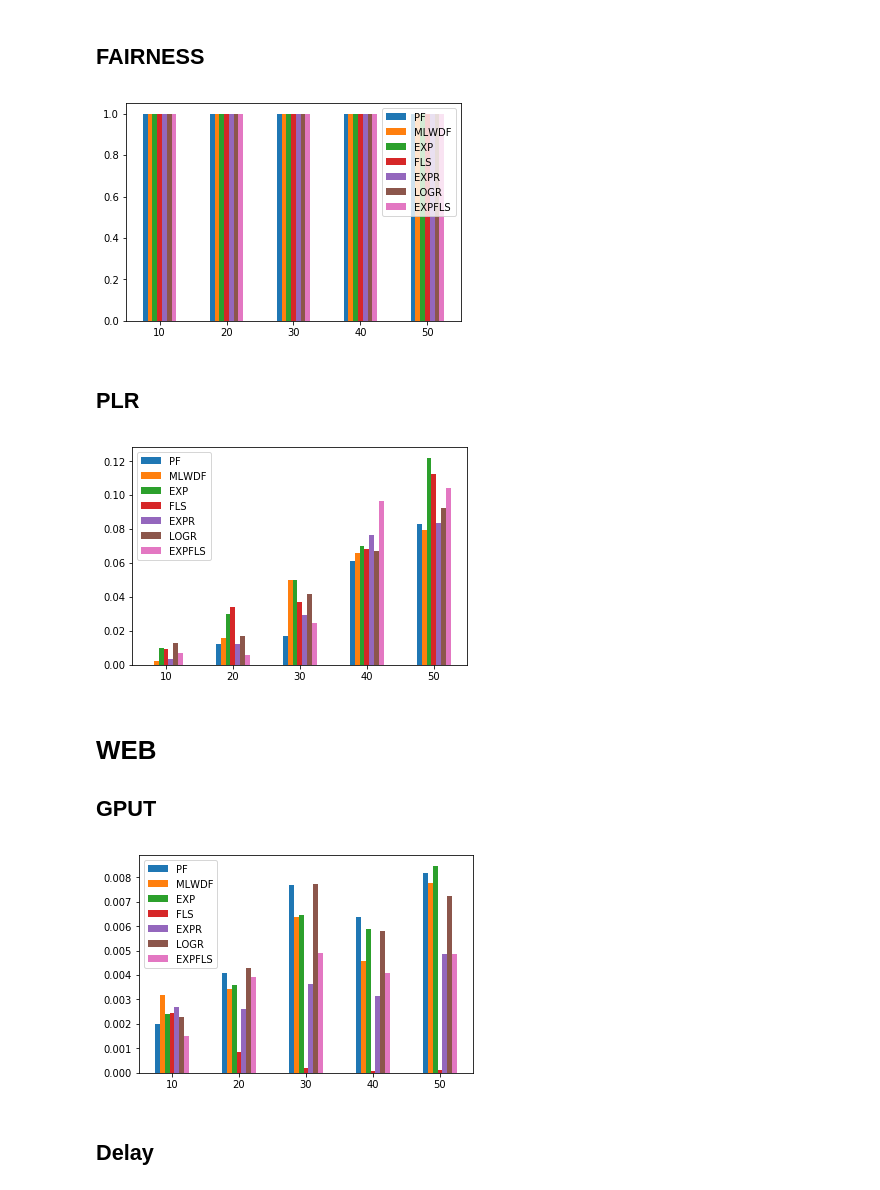
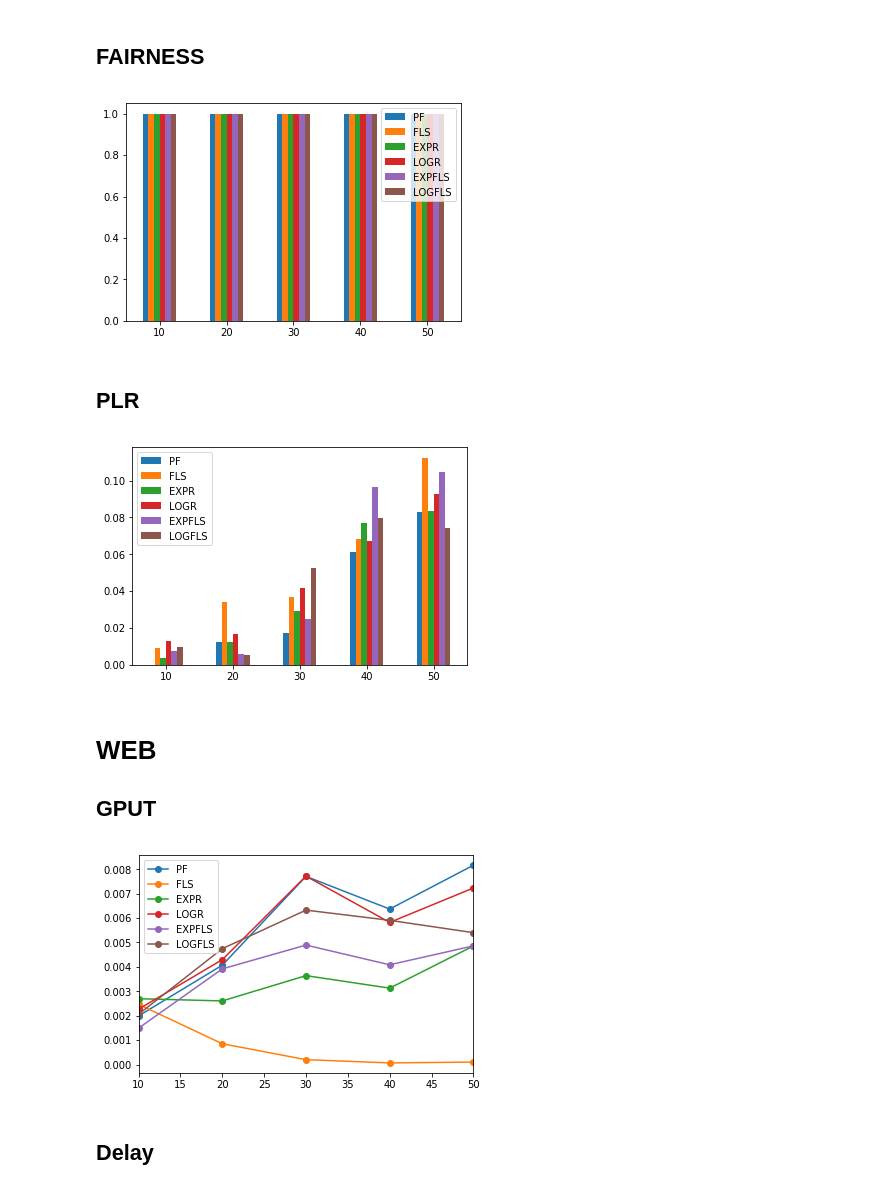
Before and after one commit to gdbranco/lte-sim-dev-new, a Jupyter notebook: myStuff/scripts/P.75_.25WebApp_ConstantPosition.ipynb, the cells around one changed output. Drawn from its saved outputs; the diff is of its cells as text; code cells hidden in the pictures.

```diff
--- a/myStuff/scripts/P.75_.25WebApp_ConstantPosition.ipynb
+++ b/myStuff/scripts/P.75_.25WebApp_ConstantPosition.ipynb
@@ -216,9 +216,11 @@ class LTEParser:
         return fairnessPerApp
 # %%
 base = "../../../Simulations/SingleCell/P.75_.25WebApp_ConstantPosition"
+graphicsbase = "./pdfs/P.75_.25WebApp_ConstantPosition/"
 ext = ".gz"
 until = 21
 users = 51
+scheds = 9
 files = {
          1: {
                 3: {10: [], 20: [], 30: [], 40: [], 50: [], 60: [], 70: [], 80: [], 90: [], 100: []},
@@ -253,9 +255,14 @@ files = {
                 3: {10: [], 20: [], 30: [], 40: [], 50: [], 60: [], 70: [], 80: [], 90: [], 100: []},
                 30: {10: [], 20: [], 30: [], 40: [], 50: [], 60: [], 70: [], 80: [], 90: [], 100: []},
                 120: {10: [], 20: [], 30: [], 40: [], 50: [], 60: [], 70: [], 80: [], 90: [], 100: []}
+             },
+        8: {
+                3: {10: [], 20: [], 30: [], 40: [], 50: [], 60: [], 70: [], 80: [], 90: [], 100: []},
+                30: {10: [], 20: [], 30: [], 40: [], 50: [], 60: [], 70: [], 80: [], 90: [], 100: []},
+                120: {10: [], 20: [], 30: [], 40: [], 50: [], 60: [], 70: [], 80: [], 90: [], 100: []}
              }
         }
-for sched in range(1,8):
+for sched in range(1,scheds):
     for ue in range(10, users, 10):
         for vel in [3]:
             for count in range(1,until):
@@ -366,7 +359,7 @@ Parsing file ...Done
 # VIDEO
 ## GPUT
 # %%
-MEGAVIDEO = {1: [], 2: [], 3: [], 4: [], 5: [], 6: [], 7: []}
-for sched in GPUTSVIDEO:
-    MEGAVIDEO[sched] = np.true_divide(GPUTSVIDEO[sched], 1e+6)
+MEGAVIDEO = {1: [], 2: [], 3: [], 4: [], 5: [], 6: [], 7: [], 8: []}
+for sched in metrics["VIDEO"]["GPUTS"]:
+    MEGAVIDEO[sched] = np.true_divide(metrics["VIDEO"]["GPUTS"][sched], 1e+6)
 # %%
@@ -457,7 +454,7 @@ fig.savefig("./pdfs/PacketLossVideo.pdf", bbox_inches='tight')
 # VOIP
 ## GPUT
 # %%
-MEGAVOIP = {1: [], 2: [], 3: [], 4: [], 5: [], 6: [], 7: []}
-for sched in GPUTSVOICE:
-    MEGAVOIP[sched] = np.true_divide(GPUTSVOICE[sched], 1e+6)
+MEGAVOIP = {1: [], 2: [], 3: [], 4: [], 5: [], 6: [], 7: [], 8: []}
+for sched in metrics['VOICE']['GPUTS']:
+    MEGAVOIP[sched] = np.true_divide(metrics['VOICE']['GPUTS'][sched], 1e+6)
 # %%
@@ -496,44 +494,44 @@ fig.savefig("./pdfs/JitterVoIPPF.pdf", bbox_inches='tight')
 # %% [markdown]
 ## FAIRNESS
 # %%
-dfFAIRVOICE = pd.DataFrame({'PF': FAIRVOICE[1], 'MLWDF': FAIRVOICE[2], 'EXP': FAIRVOICE[3],
-                            'FLS': FAIRVOICE[4], 'EXPR': FAIRVOICE[5], 'LOGR': FAIRVOICE[6],
-                           'EXPFLS': FAIRVOICE[7]},
+dfFAIRVOICE = pd.DataFrame({'PF': metrics['VOICE']['FAIR'][1], 'FLS': metrics['VOICE']['FAIR'][4],
+                            'EXPR': metrics['VOICE']['FAIR'][5], 'LOGR': metrics['VOICE']['FAIR'][6],
+                           'EXPFLS': metrics['VOICE']['FAIR'][7], 'LOGFLS': metrics['VOICE']['FAIR'][8]},
                            index=[10,20,30,40,50])
 plot = dfFAIRVOICE.plot.bar(rot=0)
 fig = plot.get_figure()
-fig.savefig("./pdfs/FairnessVoice.pdf", bbox_inches='tight')
+fig.savefig(graphicsbase + "FairnessVoice.pdf", bbox_inches='tight')
 # %% [output]
-[figure, old version]
+[figure, new version]
 # %% [markdown]
 ## PLR
 # %%
-dfPLRVOICE = pd.DataFrame({'PF': PLRVOICE[1], 'MLWDF': PLRVOICE[2], 'EXP': PLRVOICE[3],
-                            'FLS': PLRVOICE[4], 'EXPR': PLRVOICE[5], 'LOGR': PLRVOICE[6],
-                          'EXPFLS': PLRVOICE[7]},
+dfPLRVOICE = pd.DataFrame({'PF': metrics['VOICE']['PLR'][1], 'FLS': metrics['VOICE']['PLR'][4],
+                           'EXPR': metrics['VOICE']['PLR'][5], 'LOGR': metrics['VOICE']['PLR'][6],
+                          'EXPFLS': metrics['VOICE']['PLR'][7], 'LOGFLS': metrics['VOICE']['PLR'][8]},
                            index=[10,20,30,40,50])
 plot = dfPLRVOICE.plot.bar(rot=0)
 fig = plot.get_figure()
-fig.savefig("./pdfs/PacketLossVoice.pdf", bbox_inches='tight')
+fig.savefig(graphicsbase + "PacketLossVoice.pdf", bbox_inches='tight')
 # %% [output]
-[figure, old version]
+[figure, new version]
 # %% [markdown]
 # WEB
 ## GPUT
 # %%
-MEGAWEB = {1: [], 2: [], 3: [], 4: [], 5: [], 6: [], 7: []}
-for sched in GPUTSWEB:
-    MEGAWEB[sched] = np.true_divide(GPUTSWEB[sched], 1e+6)
+MEGAWEB = {1: [], 2: [], 3: [], 4: [], 5: [], 6: [], 7: [], 8: []}
+for sched in metrics["WEB"]["GPUTS"]:
+    MEGAWEB[sched] = np.true_divide(metrics["WEB"]["GPUTS"][sched], 1e+6)
 # %%
-dfGPUTWEB = pd.DataFrame({'PF': MEGAWEB[1], 'MLWDF': MEGAWEB[2], 'EXP': MEGAWEB[3],
+dfGPUTWEB = pd.DataFrame({'PF': MEGAWEB[1],
                        'FLS': MEGAWEB[4], 'EXPR': MEGAWEB[5], 'LOGR': MEGAWEB[6],
-                        'EXPFLS': MEGAWEB[7]},
+                        'EXPFLS': MEGAWEB[7], 'LOGFLS': MEGAWEB[8]},
                       index=[10,20,30,40,50])
-plot = dfGPUTWEB.plot.bar(rot=0)
+plot = dfGPUTWEB.plot(rot=0, marker='o')
 fig = plot.get_figure()
-fig.savefig("./pdfs/GPUTWeb.pdf", bbox_inches='tight')
+fig.savefig(graphicsbase + "GPUTWeb.pdf", bbox_inches='tight')
 # %% [output]
-[figure, old version]
+[figure, new version]
 # %% [markdown]
 ## Delay
 # %%
```
Also changed, not shown: parts of 24 cells of this notebook, 23 other files.
